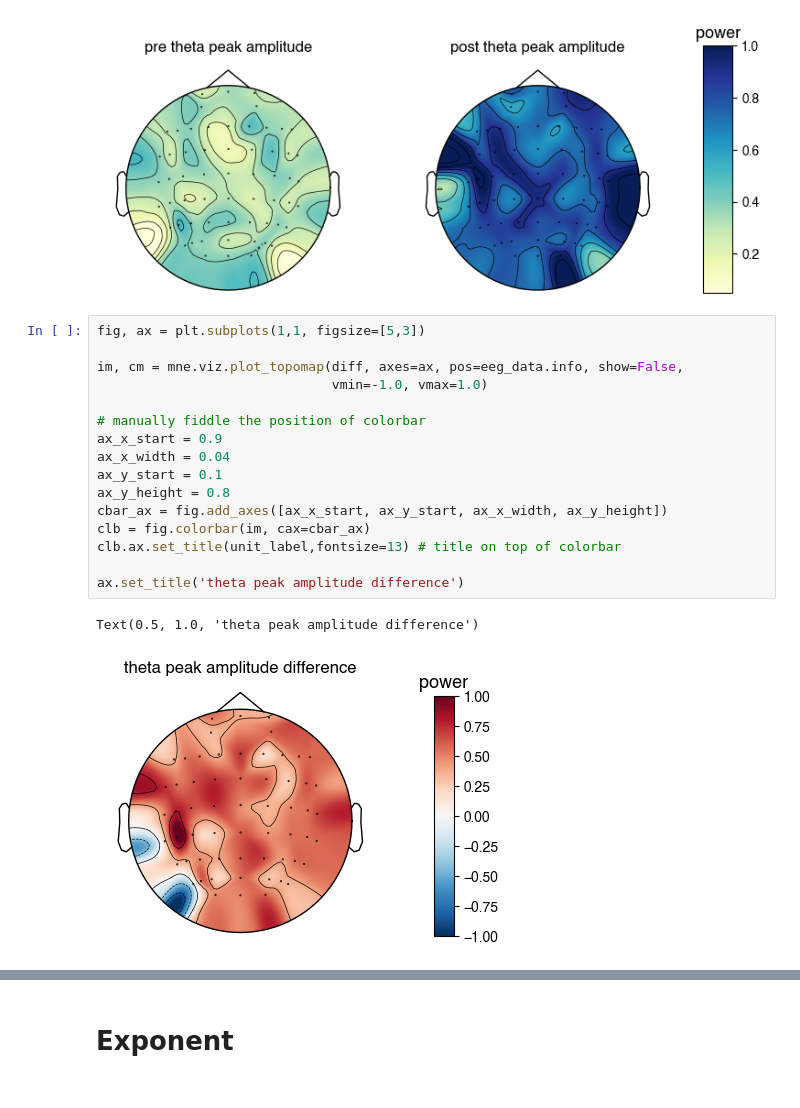
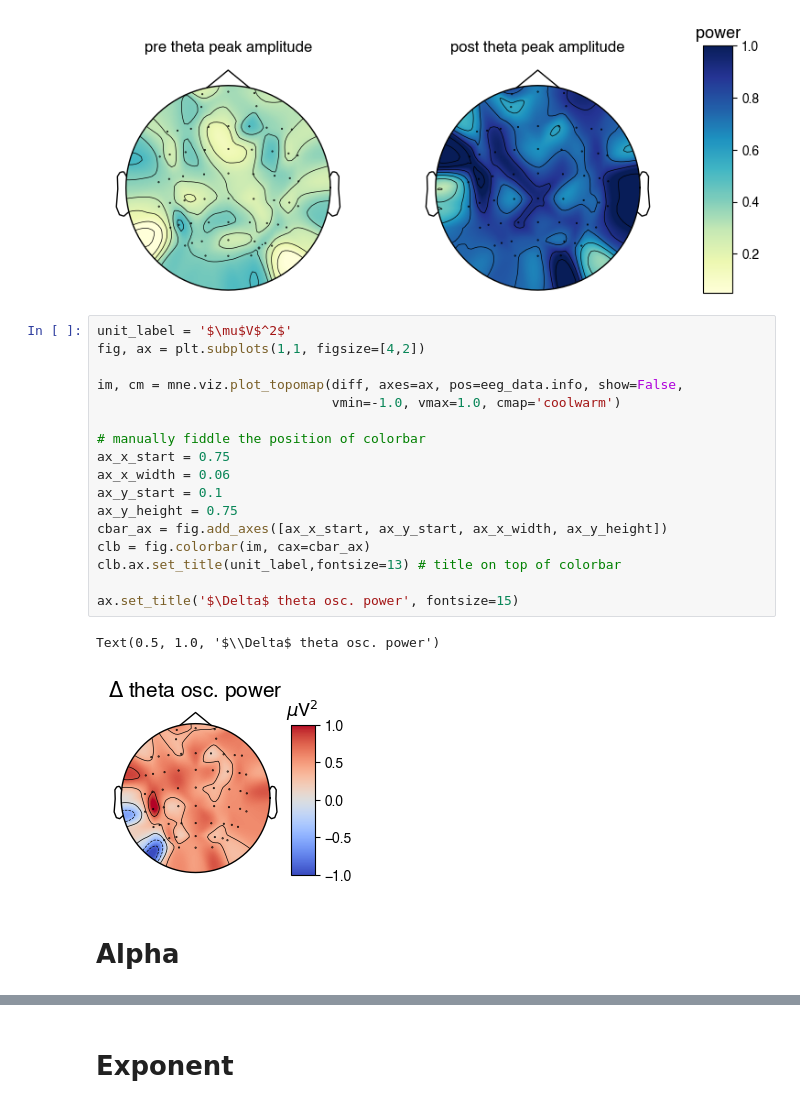
Before and after one commit to voytekresearch/ECT-MST, a Jupyter notebook: 00-ECT/ect_topomaps.ipynb, the cells around one changed output, grey strips where cells are left out. Cells and saved outputs as stored; diff of their text form.

Commit message:
updated stats, figures

```diff
--- a/00-ECT/ect_topomaps.ipynb
+++ b/00-ECT/ect_topomaps.ipynb
@@ -290,21 +312,24 @@ ax2.set_title('post theta peak amplitude')
 Text(0.5, 1.0, 'post theta peak amplitude')
 [figure]
 # %%
-fig, ax = plt.subplots(1,1, figsize=[5,3])
+unit_label = '$\mu$V$^2$'
+fig, ax = plt.subplots(1,1, figsize=[4,2])
 
 im, cm = mne.viz.plot_topomap(diff, axes=ax, pos=eeg_data.info, show=False,
-                              vmin=-1.0, vmax=1.0)
+                              vmin=-1.0, vmax=1.0, cmap='coolwarm')
 
 # manually fiddle the position of colorbar
-ax_x_start = 0.9
-ax_x_width = 0.04
+ax_x_start = 0.75
+ax_x_width = 0.06
 ax_y_start = 0.1
-ax_y_height = 0.8
+ax_y_height = 0.75
 cbar_ax = fig.add_axes([ax_x_start, ax_y_start, ax_x_width, ax_y_height])
 clb = fig.colorbar(im, cax=cbar_ax)
 clb.ax.set_title(unit_label,fontsize=13) # title on top of colorbar
 
-ax.set_title('theta peak amplitude difference')
+ax.set_title('$\Delta$ theta osc. power', fontsize=15)
 # %% [output]
-Text(0.5, 1.0, 'theta peak amplitude difference')
+Text(0.5, 1.0, '$\\Delta$ theta osc. power')
-[figure, old version]
+[figure, new version]
+# %% [markdown]
+# Alpha
```
Also changed, not shown: parts of 4 cells of this notebook, 6 other files.
